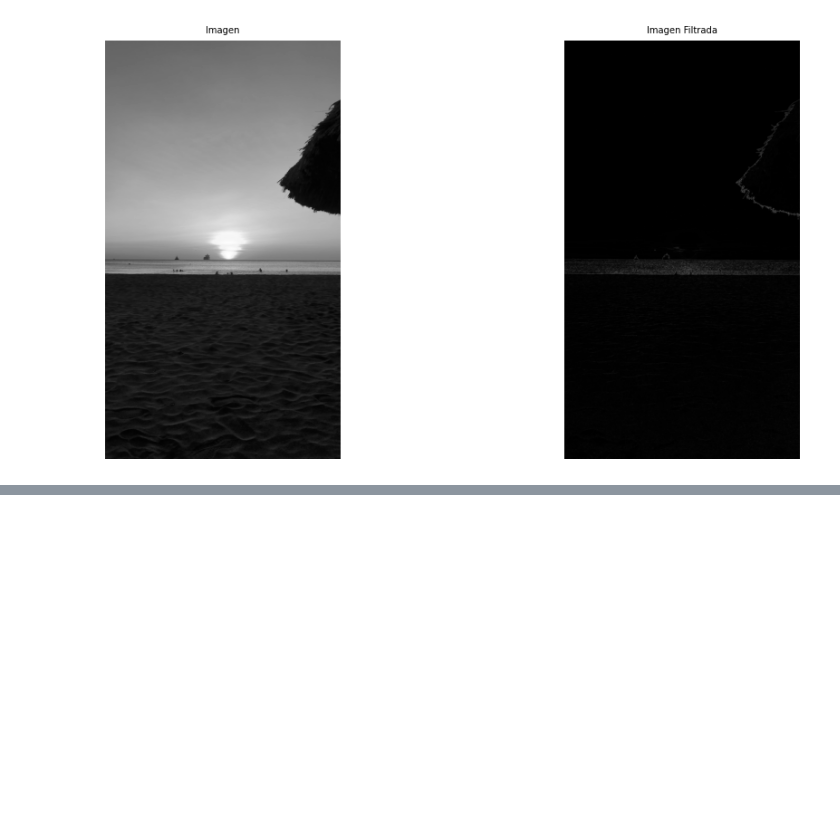
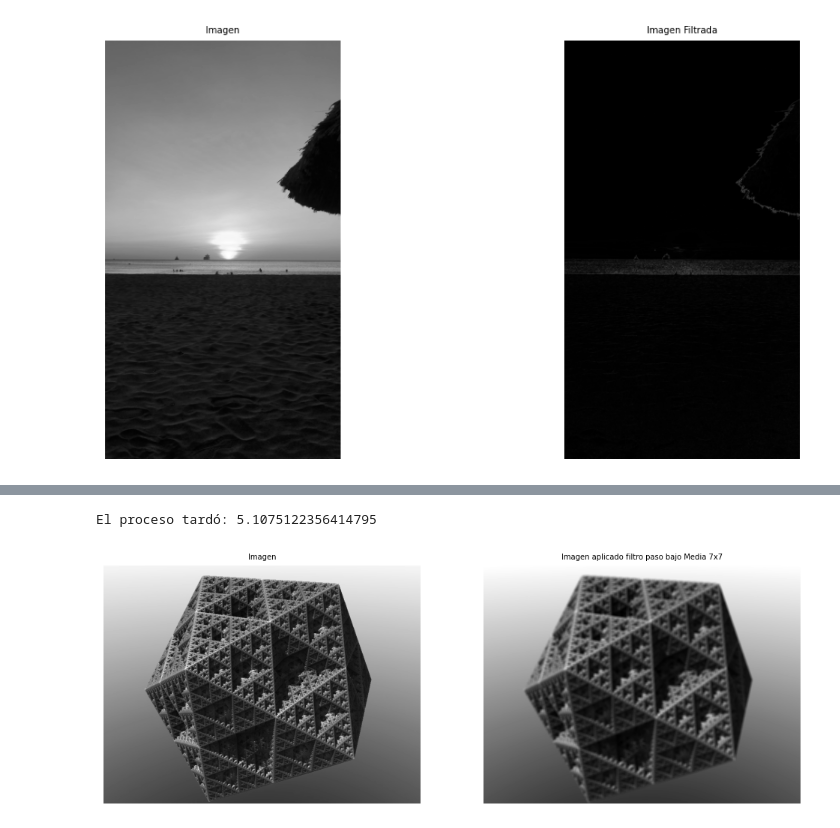
Before and after one commit to Quantum-Colombia/Course_AI, a Jupyter notebook: CourseAI_week4.ipynb, the cells around one changed output, grey strips where cells are left out. Saved outputs shown, nothing was run; the diff lists cells and outputs as text; code cells hidden in the pictures; blank space fills up the shorter version.

```diff
--- a/CourseAI_week4.ipynb
+++ b/CourseAI_week4.ipynb
@@ -438,0 +470,55 @@ El proceso tardó: 66.9775984287262
+# %%
+"""  Filtro paso bajo  """
+
+start = time.time()#para medir tiempo
+#carga la imágenes y se convierte en arreglo NumPy tipo float
+imagen_fuente = imagen
+#convertir los arreglos a float
+imagen_fuente_float =np.asarray(imagen_fuente,dtype=np.float32)
+#preparar para desplegar resultados
+f = plt.figure(figsize=(12,6))
+ax1 = f.add_subplot(1, 2, 1)
+ax2 = f.add_subplot(1, 2, 2)
+plt.rcParams.update({'font.size':6})
+def convolve2d(imagen, kernel):
+  m, n = kernel.shape
+  if (m == n):
+    y, x = imagen.shape
+    y = y - m + 1
+    x = x - m + 1
+    nueva_imagen = np.zeros((y,x))
+    for i in range(y):
+      for j in range(x):
+        valor = np.sum(imagen[i:i+m, j:j+m]*kernel)
+        if(valor<0):
+          valor = 0 #evitar overflow
+        if(valor>255):
+          valor = 255
+        nueva_imagen[i][j]= valor #evitar overflow
+  return nueva_imagen
+#kernel: aquí van los coeficientes del filtro
+kernel= np.array([[ 1, 1, 1, 1, 1, 1, 1],
+[ 1, 1, 1, 1, 1, 1, 1],
+[ 1, 1, 1, 1, 1, 1, 1],
+[ 1, 1, 1, 1, 1, 1, 1],
+[ 1, 1, 1, 1, 1, 1, 1],
+[ 1, 1, 1, 1, 1, 1, 1],
+[ 1, 1, 1, 1, 1, 1, 1]])
+coeficiente= 1/49.
+kernel =coeficiente*kernel
+imagen_filtrada=convolve2d(imagen_fuente_float,kernel)
+ax1.set_title("Imagen")
+ax1.imshow(imagen_fuente_float, cmap='gray')
+#apagar ejes
+ax1.axis('off')
+ax2.set_title("Imagen aplicado filtro paso bajo Media 7x7")
+ax2.imshow(imagen_filtrada, cmap='gray')
+#apagar ejes
+ax2.axis('off')
+#finaliza medición de tiempo
+end = time.time()
+print('El proceso tardó:', end -start)
+plt.show()
+# %% [output]
+El proceso tardó: 5.1075122356414795
+[figure, added]
```
Also changed, not shown: parts of 10 cells of this notebook.
